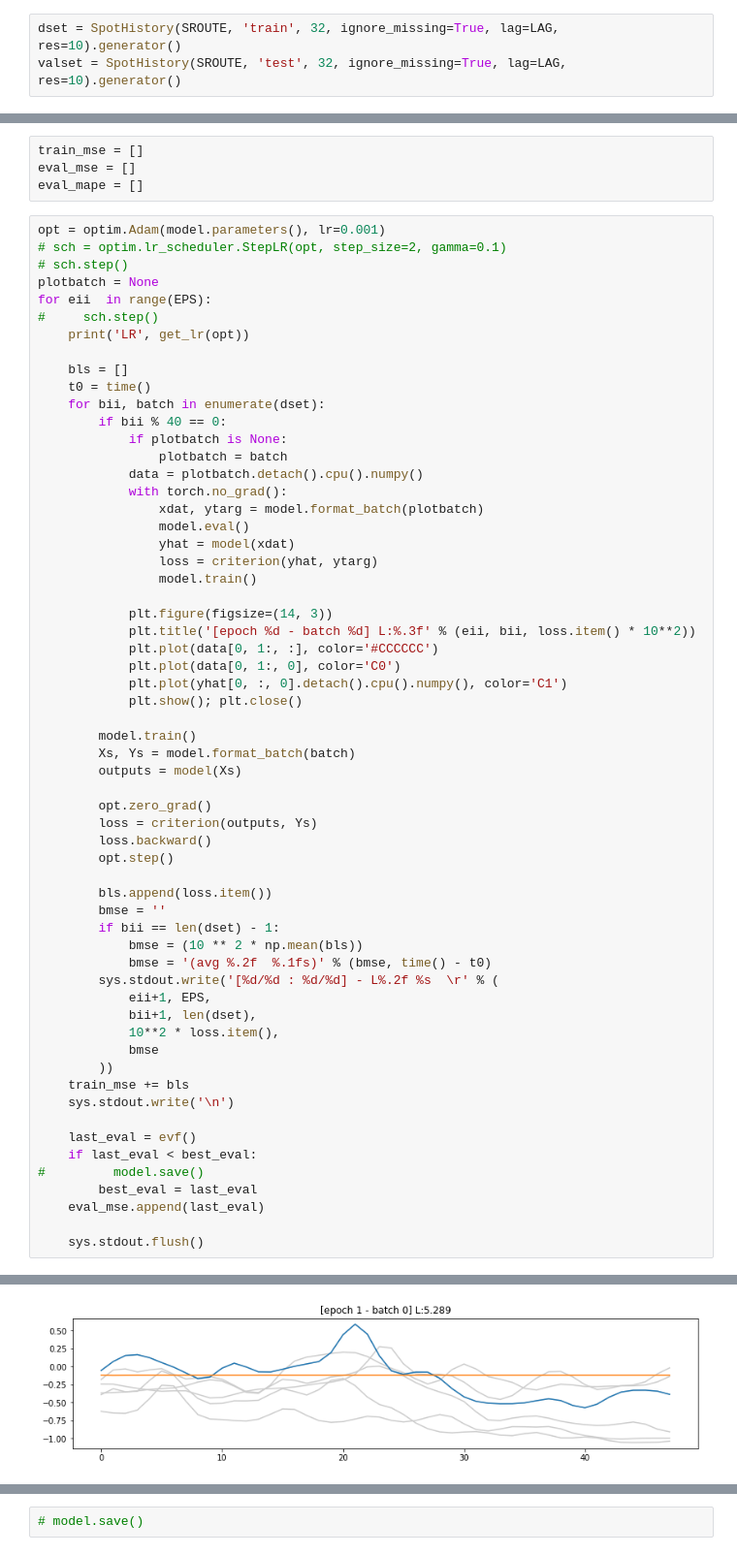
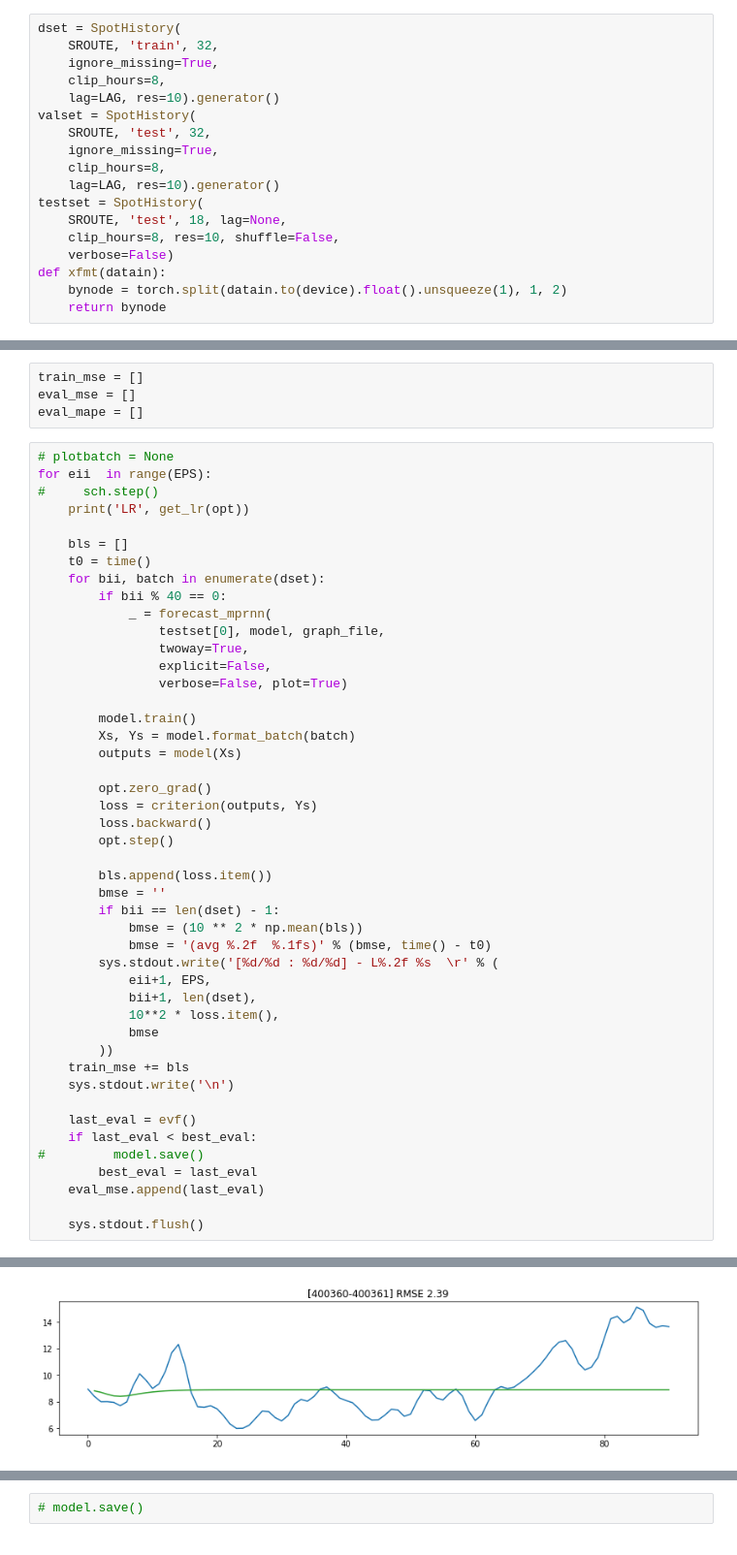
Before and after one commit to ulzee/traffic, a Jupyter notebook: Spot_MPFCAST.ipynb, the cells around one changed output, grey strips where cells are left out. Shown at 97% size. Drawn from its saved outputs; the diff is of its cells as text.

Commit message:
further progress with maps; cleaned up MPRNN classes

```diff
--- a/Spot_MPFCAST.ipynb
+++ b/Spot_MPFCAST.ipynb
@@ -80,4 +81,19 @@ criterion, opt, sch = model.params(lr=0.005)
 # %%
-dset = SpotHistory(SROUTE, 'train', 32, ignore_missing=True, lag=LAG, res=10).generator()
-valset = SpotHistory(SROUTE, 'test', 32, ignore_missing=True, lag=LAG, res=10).generator()
+dset = SpotHistory(
+    SROUTE, 'train', 32,
+    ignore_missing=True,
+    clip_hours=8,
+    lag=LAG, res=10).generator()
+valset = SpotHistory(
+    SROUTE, 'test', 32,
+    ignore_missing=True,
+    clip_hours=8,
+    lag=LAG, res=10).generator()
+testset = SpotHistory(
+    SROUTE, 'test', 18, lag=None,
+    clip_hours=8, res=10, shuffle=False,
+    verbose=False)
+def xfmt(datain):
+    bynode = torch.split(datain.to(device).float().unsqueeze(1), 1, 2)
+    return bynode
 # %% [output]
@@ -120,10 +130,7 @@ train_mse = []
 eval_mse = []
 eval_mape = []
 # %%
-opt = optim.Adam(model.parameters(), lr=0.001)
-# sch = optim.lr_scheduler.StepLR(opt, step_size=2, gamma=0.1)
-# sch.step()
-plotbatch = None
+# plotbatch = None
 for eii  in range(EPS):
 #     sch.step()
     print('LR', get_lr(opt))
@@ -132,22 +139,11 @@ for eii  in range(EPS):
     t0 = time()
     for bii, batch in enumerate(dset):
         if bii % 40 == 0:
-            if plotbatch is None:
-                plotbatch = batch
-            data = plotbatch.detach().cpu().numpy()
-            with torch.no_grad():
-                xdat, ytarg = model.format_batch(plotbatch)
-                model.eval()
-                yhat = model(xdat)
-                loss = criterion(yhat, ytarg)
-                model.train()
-
-            plt.figure(figsize=(14, 3))
-            plt.title('[epoch %d - batch %d] L:%.3f' % (eii, bii, loss.item() * 10**2))
-            plt.plot(data[0, 1:, :], color='#CCCCCC')
-            plt.plot(data[0, 1:, 0], color='C0')
-            plt.plot(yhat[0, :, 0].detach().cpu().numpy(), color='C1')
-            plt.show(); plt.close()
+            _ = forecast_mprnn(
+                testset[0], model, graph_file,
+                twoway=True,
+                explicit=False,
+                verbose=False, plot=True)
 
         model.train()
         Xs, Ys = model.format_batch(batch)
@@ -190 +184 @@ LR 0.001
-[figure, old version]
+[figure, new version]
```
Also changed, not shown: parts of 8 cells of this notebook, 8 other files.
